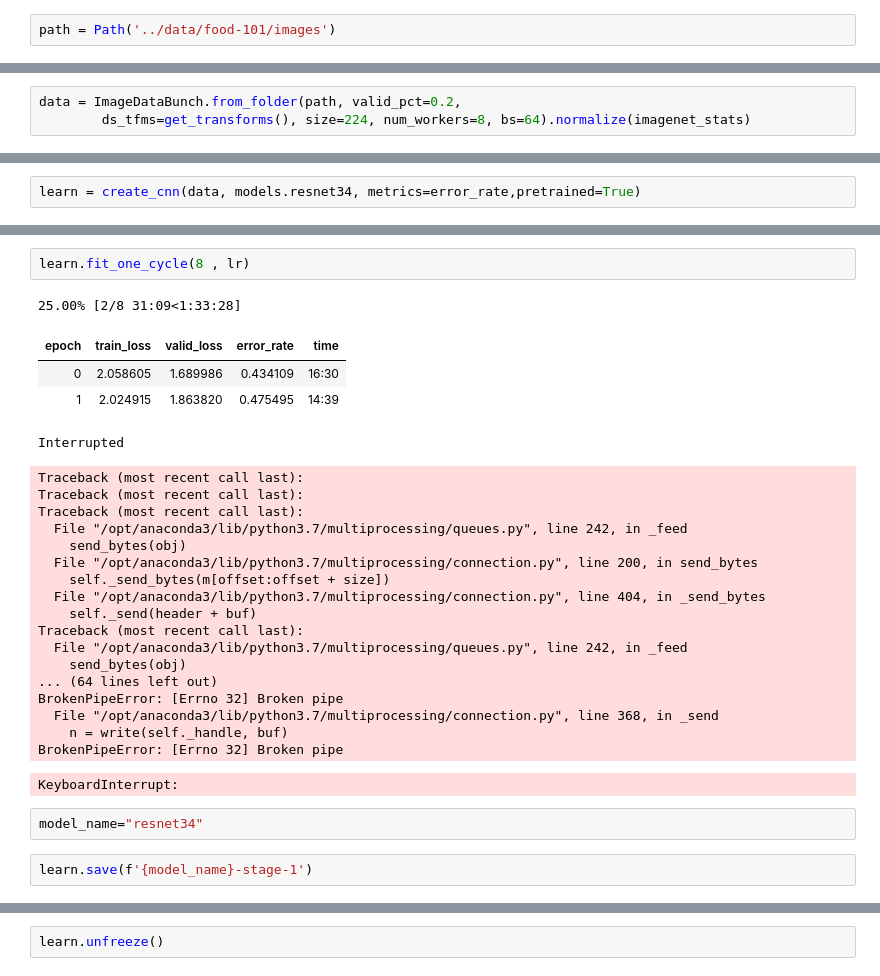
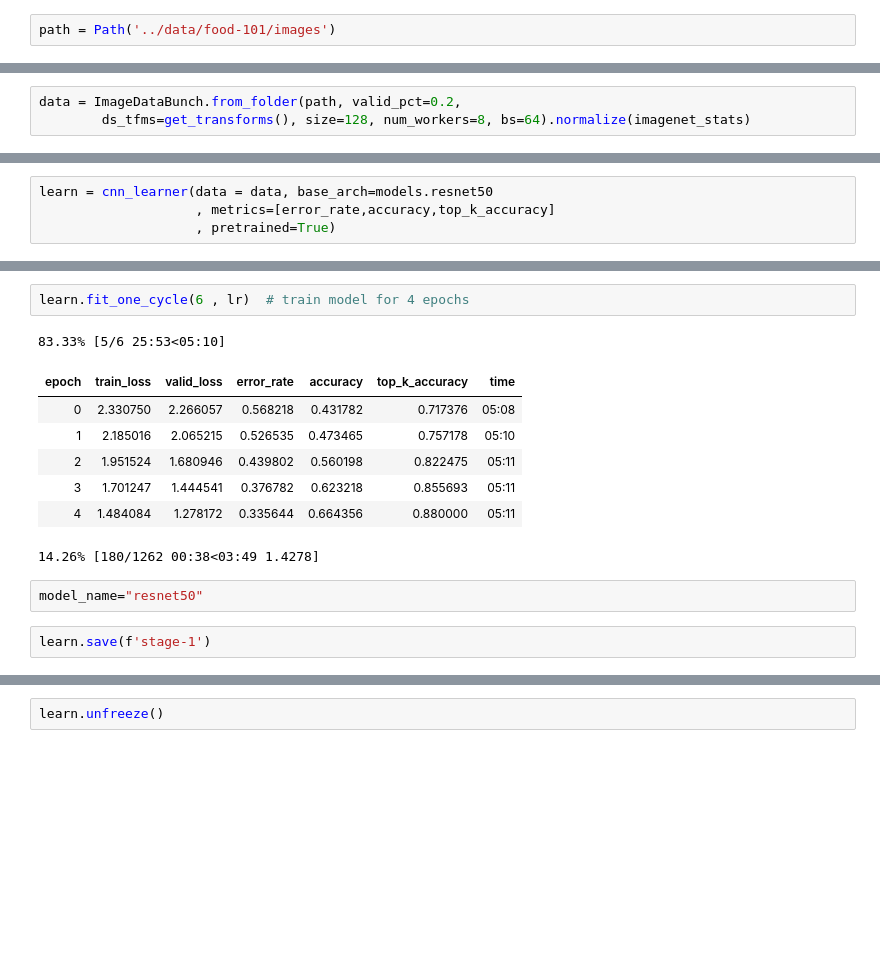
Before and after one commit to npatta01/deep-learning-food, a Jupyter notebook: notebooks/2_training_fastai.ipynb, the cells around one changed output, grey strips where cells are left out. Cells and saved outputs as stored; diff of their text form; blank space fills up the shorter version.

```diff
--- a/notebooks/2_training_fastai.ipynb
+++ b/notebooks/2_training_fastai.ipynb
@@ -17,3 +34,3 @@ path = Path('../data/food-101/images')
 # %%
 data = ImageDataBunch.from_folder(path, valid_pct=0.2,
-        ds_tfms=get_transforms(), size=224, num_workers=8, bs=64).normalize(imagenet_stats)
+        ds_tfms=get_transforms(), size=128, num_workers=8, bs=64).normalize(imagenet_stats)
@@ -42,2 +105,4 @@ Initialize Rest¶
 # %%
-learn = create_cnn(data, models.resnet34, metrics=error_rate,pretrained=True)
+learn = cnn_learner(data = data, base_arch=models.resnet50
+                    , metrics=[error_rate,accuracy,top_k_accuracy]
+                    , pretrained=True)
@@ -55,31 +118,16 @@ lr = 1e-2
 # %%
-learn.fit_one_cycle(8 , lr)
+learn.fit_one_cycle(6 , lr)  # train model for 4 epochs
 # %% [output]
-25.00% [2/8 31:09<1:33:28]
+83.33% [5/6 25:53<05:10]
-| epoch | train_loss | valid_loss | error_rate | time |
-| 0 | 2.058605 | 1.689986 | 0.434109 | 16:30 |
-| 1 | 2.024915 | 1.863820 | 0.475495 | 14:39 |
+| epoch | train_loss | valid_loss | error_rate | accuracy | top_k_accuracy | time |
+| 0 | 2.330750 | 2.266057 | 0.568218 | 0.431782 | 0.717376 | 05:08 |
+| 1 | 2.185016 | 2.065215 | 0.526535 | 0.473465 | 0.757178 | 05:10 |
+| 2 | 1.951524 | 1.680946 | 0.439802 | 0.560198 | 0.822475 | 05:11 |
+| 3 | 1.701247 | 1.444541 | 0.376782 | 0.623218 | 0.855693 | 05:11 |
+| 4 | 1.484084 | 1.278172 | 0.335644 | 0.664356 | 0.880000 | 05:11 |
-Interrupted
+14.26% [180/1262 00:38<03:49 1.4278]
-Traceback (most recent call last):
-Traceback (most recent call last):
-Traceback (most recent call last):
-  File "/opt/anaconda3/lib/python3.7/multiprocessing/queues.py", line 242, in _feed
-    send_bytes(obj)
-  File "/opt/anaconda3/lib/python3.7/multiprocessing/connection.py", line 200, in send_bytes
-    self._send_bytes(m[offset:offset + size])
-  File "/opt/anaconda3/lib/python3.7/multiprocessing/connection.py", line 404, in _send_bytes
-    self._send(header + buf)
-Traceback (most recent call last):
-  File "/opt/anaconda3/lib/python3.7/multiprocessing/queues.py", line 242, in _feed
-    send_bytes(obj)
-... (64 lines left out)
-BrokenPipeError: [Errno 32] Broken pipe
-  File "/opt/anaconda3/lib/python3.7/multiprocessing/connection.py", line 368, in _send
-    n = write(self._handle, buf)
-BrokenPipeError: [Errno 32] Broken pipe
-KeyboardInterrupt:
 # %%
-model_name="resnet34"
+model_name="resnet50"
 # %%
-learn.save(f'{model_name}-stage-1')
+learn.save(f'stage-1')
 # %%
```
Also changed, not shown: parts of 42 cells of this notebook, 1 other file.
